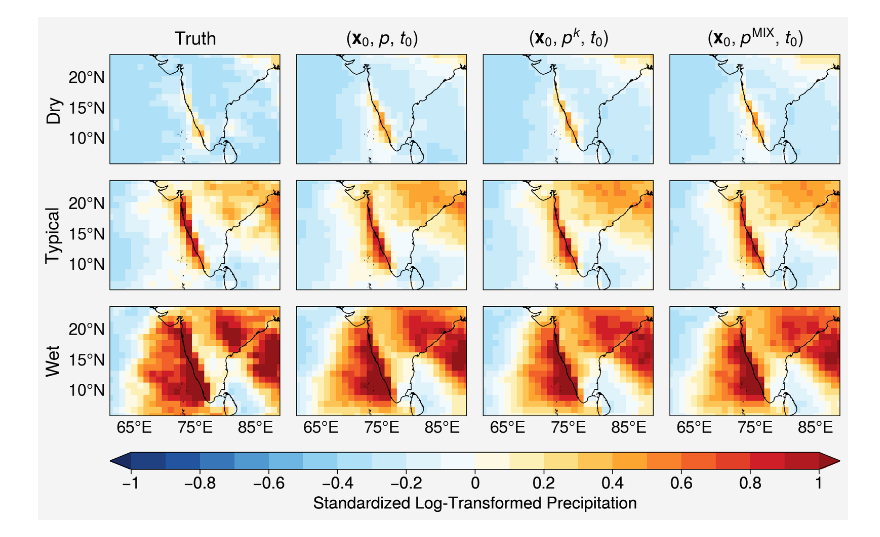
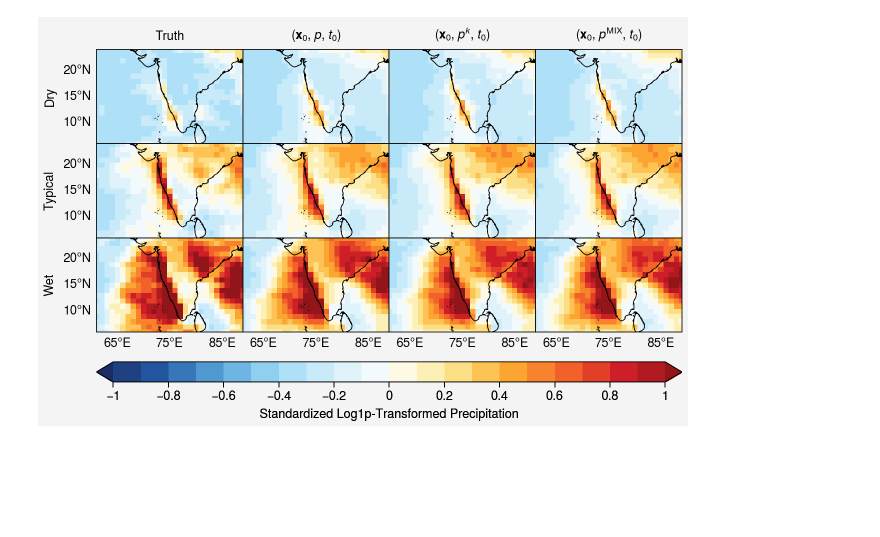
Before and after one commit to savannahferretti/monsoon-kernels, a Jupyter notebook: notebooks/predictions.ipynb, the cells around one changed output. Saved outputs shown, nothing was run; the diff lists cells and outputs as text; code cells hidden in the pictures; blank space fills up the shorter version.

```diff
--- a/notebooks/predictions.ipynb
+++ b/notebooks/predictions.ipynb
@@ -6,7 +6,18 @@ import numpy as np
 import xarray as xr
 import proplot as pplt
 warnings.filterwarnings('ignore')
-pplt.rc.update({'toplabel.weight':'normal','leftlabel.weight':'normal','reso':'xx-hi','fontsize':14,'figure.dpi':100})
+pplt.rc.update({
+    'tick.minor':False,
+    'savefig.dpi':300,
+    'font.size':9,
+    'label.size':9,
+    'tick.labelsize':9,
+    'legend.fontsize':9,
+    'leftlabelsize':9,
+    'toplabelsize':9,
+    'leftlabel.weight':'normal',
+    'toplabel.weight':'normal',
+    'reso':'xx-hi'})
 # %%
 with open('../scripts/configs.json','r',encoding='utf-8') as f:
     CONFIGS = json.load(f)
@@ -51,22 +62,22 @@ for model in CONFIGS['models']:
             'pred':ypred.sel(time=mask).mean('time')}
     results.append((desc,regime))
 # %%
-fig,axs = pplt.subplots(nrows=3,ncols=len(results)+1,refwidth=2,share=True,proj='cyl')
+fig,axs = pplt.subplots(nrows=3,ncols=len(results)+1,proj='cyl',figwidth=6.5,space=0,tight=True,share=True)
 axs.format(grid=False,rowlabels=['Dry','Typical','Wet'],collabels=['Truth']+[r[0] for r in results],
            latlim=(LATRANGE[0]+1,LATRANGE[1]-1),lonlim=(LONRANGE[0]+1,LONRANGE[1]-1),coast=True)
 axs[:,0].format(latlabels='l',latlines=[10,15,20])
 axs[-1,:].format(lonlabels='b',lonlines=[65,75,85])
 style = dict(cmap='ColdHot',vmin=-1,vmax=1,levels=20,extend='both')
 im = axs[0,0].pcolormesh(results[0][1]['dry']['true'],**style)
 axs[1,0].pcolormesh(results[0][1]['typical']['true'],**style)
 axs[2,0].pcolormesh(results[0][1]['wet']['true'],**style)
 for j,(desc,regime) in enumerate(results,start=1):
     axs[0,j].pcolormesh(regime['dry']['pred'],**style)
     axs[1,j].pcolormesh(regime['typical']['pred'],**style)
     axs[2,j].pcolormesh(regime['wet']['pred'],**style)
 
-fig.colorbar(im,loc='b',label='Standardized Log-Transformed Precipitation')
+fig.colorbar(im,loc='b',label='Standardized Log1p-Transformed Precipitation')
 pplt.show()
-fig.save('../figs/fig_A1.png')
+fig.save('../figs/fig_S1.jpg')
 # %% [output]
-[figure, old version]
+[figure, new version]
```
Also changed, not shown: 13 other files.
